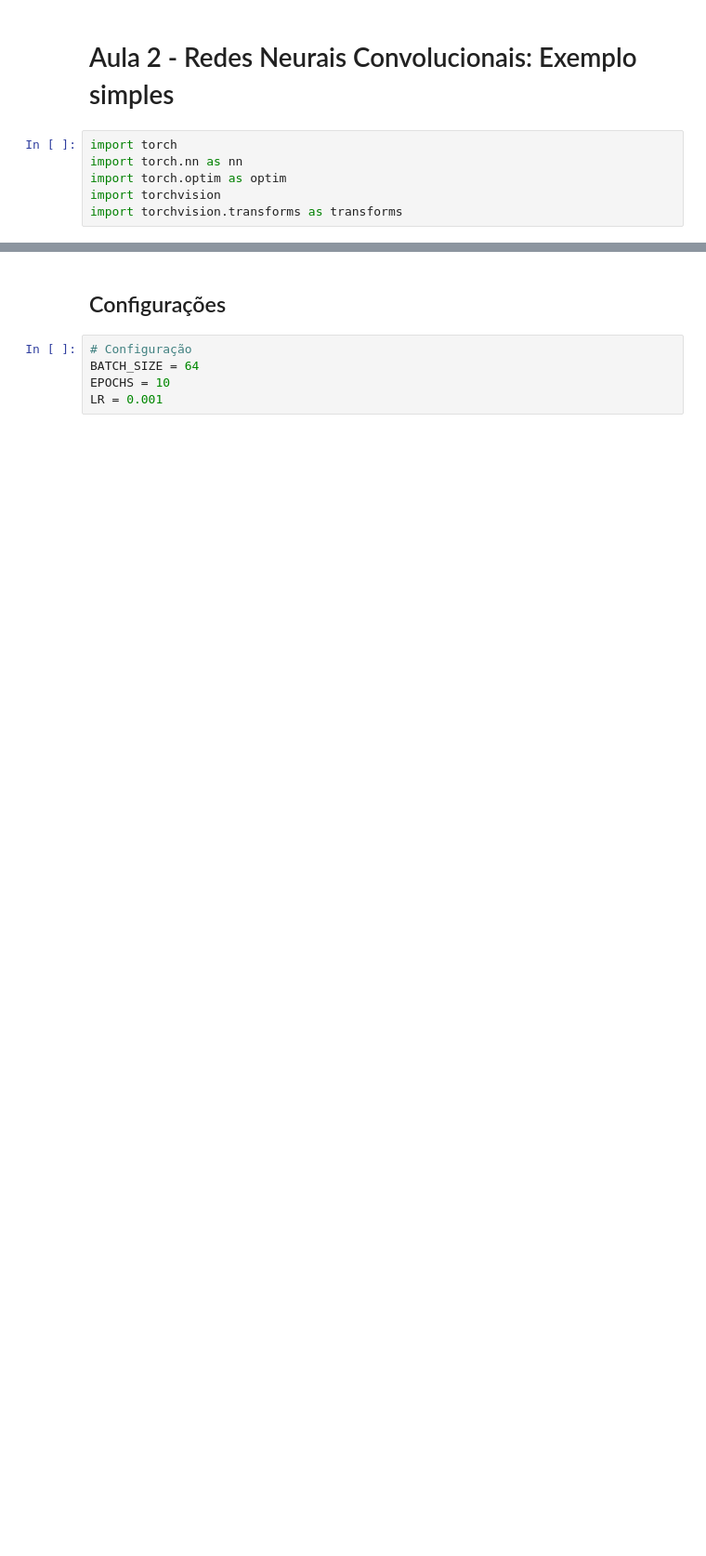
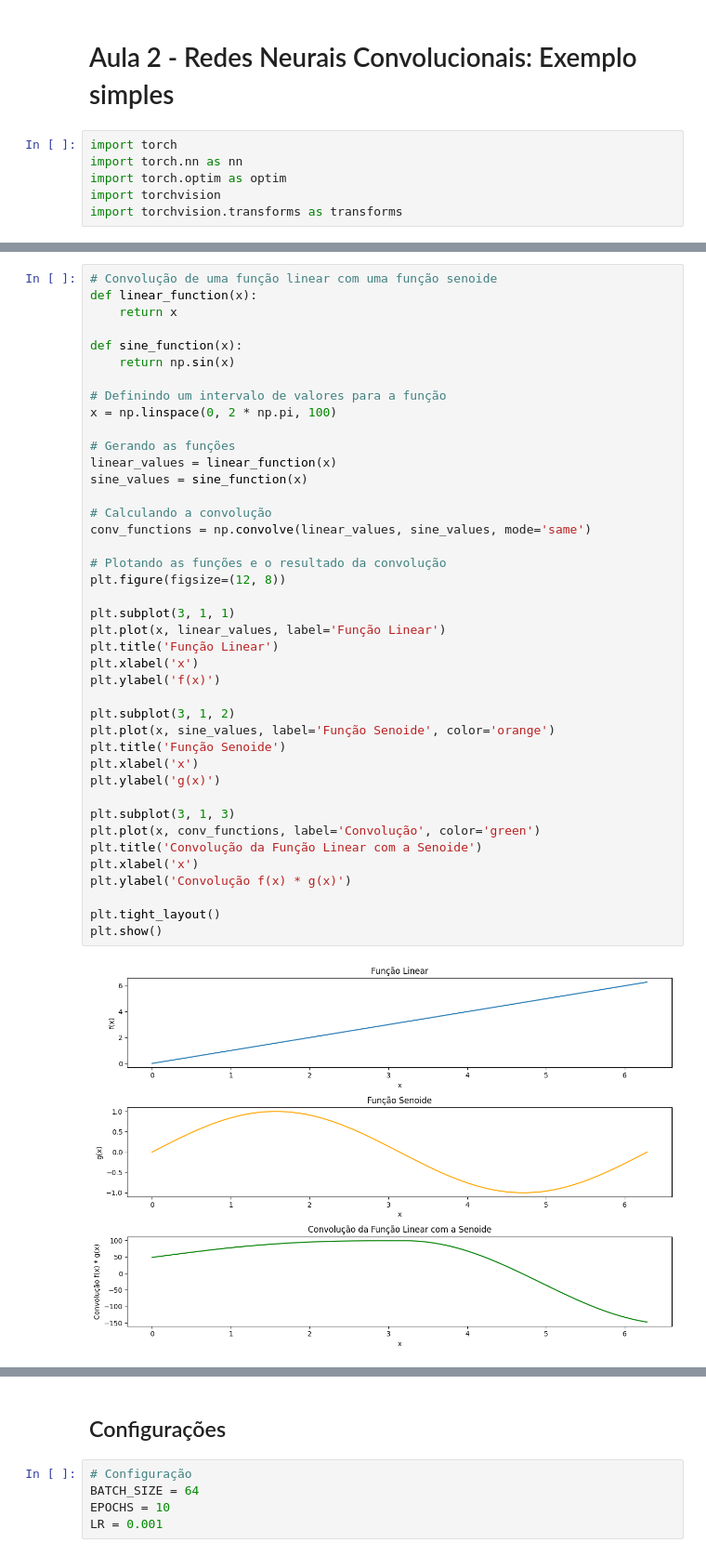
Before and after one commit to leokan92/class, a Jupyter notebook: Aula2_redes_convolucionais.ipynb, the cells around one changed output, grey strips where cells are left out. Shown at 93% size. Saved outputs shown, nothing was run; the diff lists cells and outputs as text; blank space fills up the shorter version.

```diff
--- a/Aula2_redes_convolucionais.ipynb
+++ b/Aula2_redes_convolucionais.ipynb
@@ -10,0 +77,43 @@ import torchvision.transforms as transforms
+# %%
+# Convolução de uma função linear com uma função senoide
+def linear_function(x):
+    return x
+
+def sine_function(x):
+    return np.sin(x)
+
+# Definindo um intervalo de valores para a função
+x = np.linspace(0, 2 * np.pi, 100)
+
+# Gerando as funções
+linear_values = linear_function(x)
+sine_values = sine_function(x)
+
+# Calculando a convolução
+conv_functions = np.convolve(linear_values, sine_values, mode='same')
+
+# Plotando as funções e o resultado da convolução
+plt.figure(figsize=(12, 8))
+
+plt.subplot(3, 1, 1)
+plt.plot(x, linear_values, label='Função Linear')
+plt.title('Função Linear')
+plt.xlabel('x')
+plt.ylabel('f(x)')
+
+plt.subplot(3, 1, 2)
+plt.plot(x, sine_values, label='Função Senoide', color='orange')
+plt.title('Função Senoide')
+plt.xlabel('x')
+plt.ylabel('g(x)')
+
+plt.subplot(3, 1, 3)
+plt.plot(x, conv_functions, label='Convolução', color='green')
+plt.title('Convolução da Função Linear com a Senoide')
+plt.xlabel('x')
+plt.ylabel('Convolução f(x) * g(x)')
+
+plt.tight_layout()
+plt.show()
+# %% [output]
+[figure, added]
```
Also changed, not shown: parts of 5 cells of this notebook.
